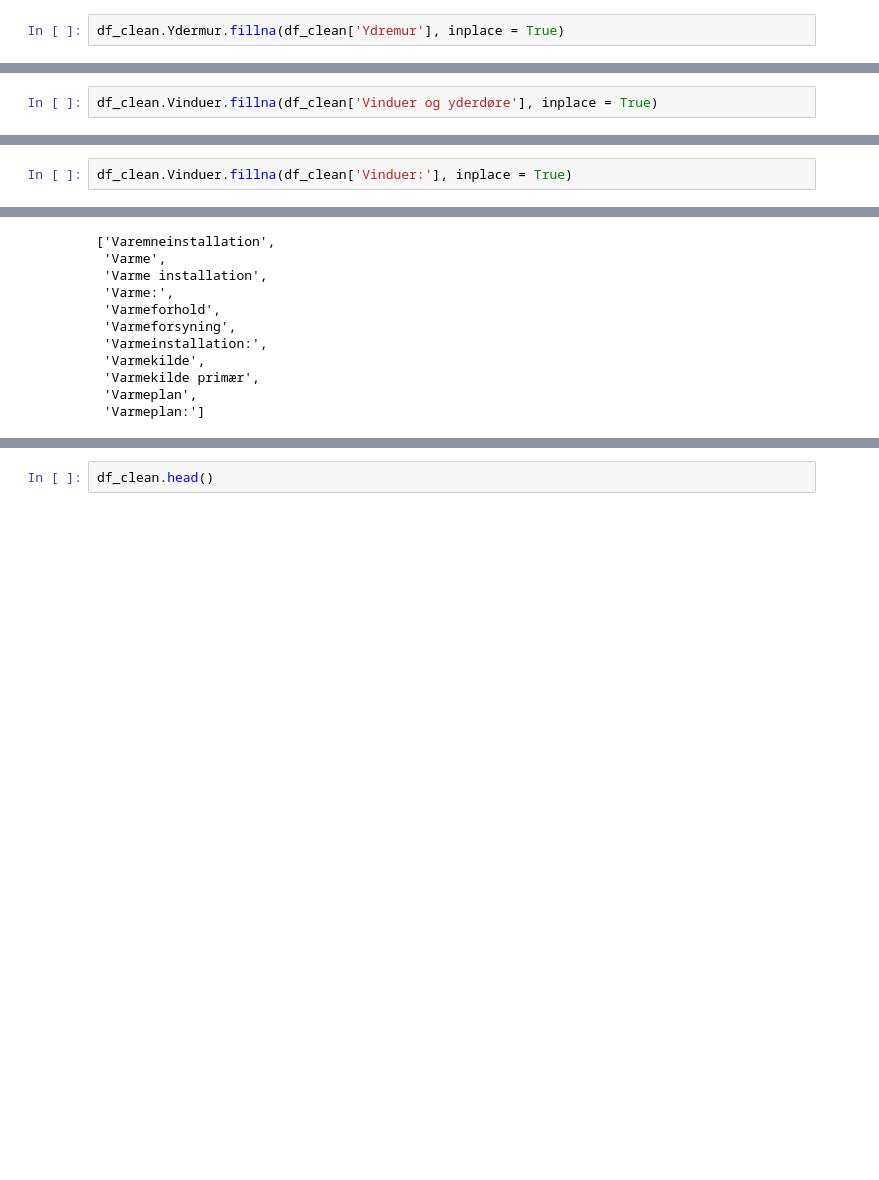
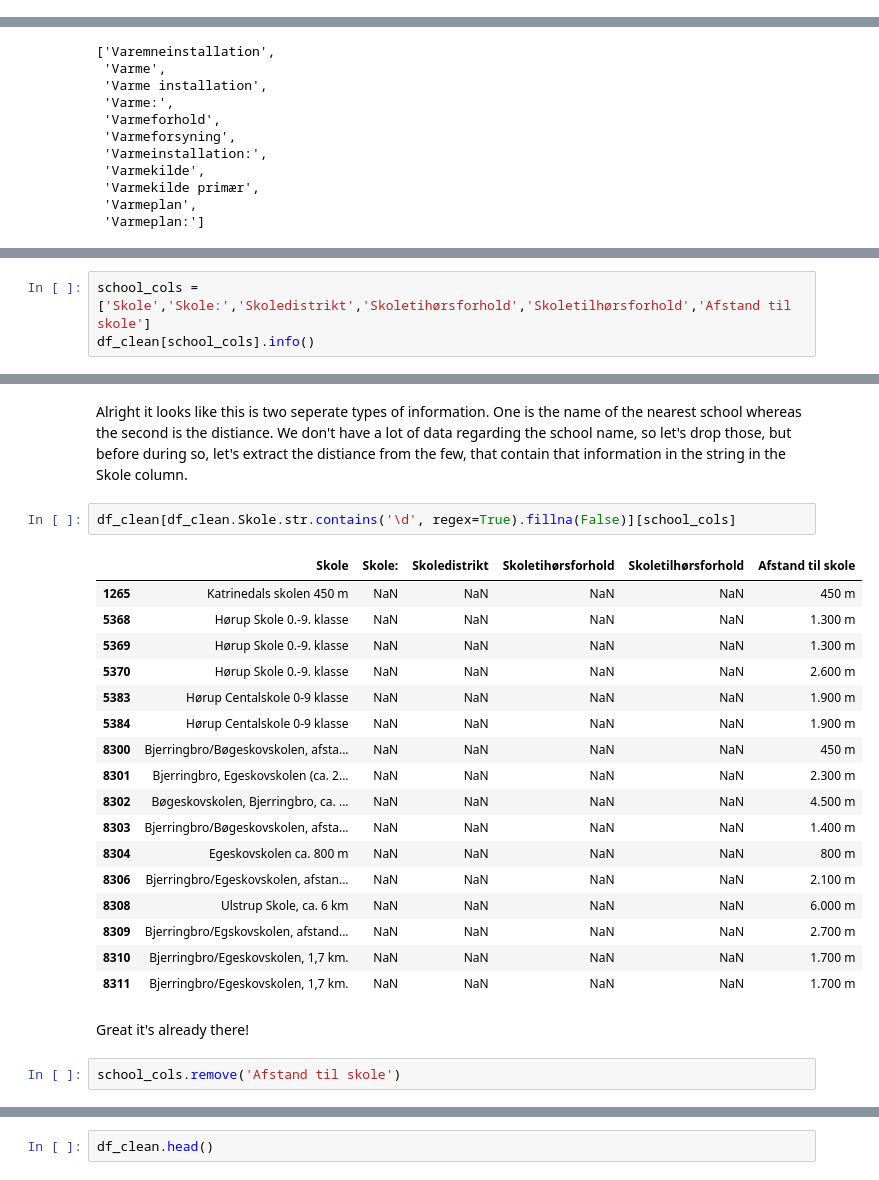
Before and after one commit to mbroend/predicting-home-prices, a Jupyter notebook: Data Wrangling.ipynb, the cells around one changed output, grey strips where cells are left out. Drawn from its saved outputs; the diff is of its cells as text; blank space fills up the shorter version.

```diff
--- a/Data Wrangling.ipynb
+++ b/Data Wrangling.ipynb
@@ -1269,5 +1177,3 @@ df_clean[~df_clean['Ydremur'].isnull()]
-# %%
-df_clean.Ydermur.fillna(df_clean['Ydremur'], inplace = True)
 # %%
 df_clean[exterior_cols].info()
 # %% [output]
@@ -1344,2 +1243,0 @@ df_clean[~df_clean['Vinduer og yderdøre'].isnull()]
-# %%
-df_clean.Vinduer.fillna(df_clean['Vinduer og yderdøre'], inplace = True)
@@ -1366,2 +1247,0 @@ df_clean[~df_clean['Vinduer:'].isnull()]
-# %%
-df_clean.Vinduer.fillna(df_clean['Vinduer:'], inplace = True)
@@ -1535,0 +1419,3 @@ KeyError: "['Varemneinstallation' 'Varme' 'Varme installation' 'Varme:'\n 'Varme
+# %%
+school_cols = ['Skole','Skole:','Skoledistrikt','Skoletihørsforhold','Skoletilhørsforhold','Afstand til skole']
+df_clean[school_cols].info()
@@ -1535,0 +1454,26 @@ KeyError: "['Varemneinstallation' 'Varme' 'Varme installation' 'Varme:'\n 'Varme
+# %% [markdown]
+Alright it looks like this is two seperate types of information. One is the name of the nearest school whereas the second is the distiance. We don't have a lot of data regarding the school name, so let's drop those, but before during so, let's extract the distiance from the few, that contain that information in the string in the Skole column.
+# %%
+df_clean[df_clean.Skole.str.contains('\d', regex=True).fillna(False)][school_cols]
+# %% [output]
+|  | Skole | Skole: | Skoledistrikt | Skoletihørsforhold | Skoletilhørsforhold | Afstand til skole |
+| 1265 | Katrinedals skolen 450 m | NaN | NaN | NaN | NaN | 450 m |
+| 5368 | Hørup Skole 0.-9. klasse | NaN | NaN | NaN | NaN | 1.300 m |
+| 5369 | Hørup Skole 0.-9. klasse | NaN | NaN | NaN | NaN | 1.300 m |
+| 5370 | Hørup Skole 0.-9. klasse | NaN | NaN | NaN | NaN | 2.600 m |
+| 5383 | Hørup Centalskole 0-9 klasse | NaN | NaN | NaN | NaN | 1.900 m |
+| 5384 | Hørup Centalskole 0-9 klasse | NaN | NaN | NaN | NaN | 1.900 m |
+| 8300 | Bjerringbro/Bøgeskovskolen, afsta... | NaN | NaN | NaN | NaN | 450 m |
+| 8301 | Bjerringbro, Egeskovskolen (ca. 2... | NaN | NaN | NaN | NaN | 2.300 m |
+| 8302 | Bøgeskovskolen, Bjerringbro, ca. ... | NaN | NaN | NaN | NaN | 4.500 m |
+| 8303 | Bjerringbro/Bøgeskovskolen, afsta... | NaN | NaN | NaN | NaN | 1.400 m |
+| 8304 | Egeskovskolen ca. 800 m | NaN | NaN | NaN | NaN | 800 m |
+| 8306 | Bjerringbro/Egeskovskolen, afstan... | NaN | NaN | NaN | NaN | 2.100 m |
+| 8308 | Ulstrup Skole, ca. 6 km | NaN | NaN | NaN | NaN | 6.000 m |
+| 8309 | Bjerringbro/Egskovskolen, afstand... | NaN | NaN | NaN | NaN | 2.700 m |
+| 8310 | Bjerringbro/Egeskovskolen, 1,7 km. | NaN | NaN | NaN | NaN | 1.700 m |
+| 8311 | Bjerringbro/Egeskovskolen, 1,7 km. | NaN | NaN | NaN | NaN | 1.700 m |
+# %% [markdown]
+Great it's already there!
+# %%
+school_cols.remove('Afstand til skole')
```
Also changed, not shown: parts of 89 cells of this notebook, 1 other file.
